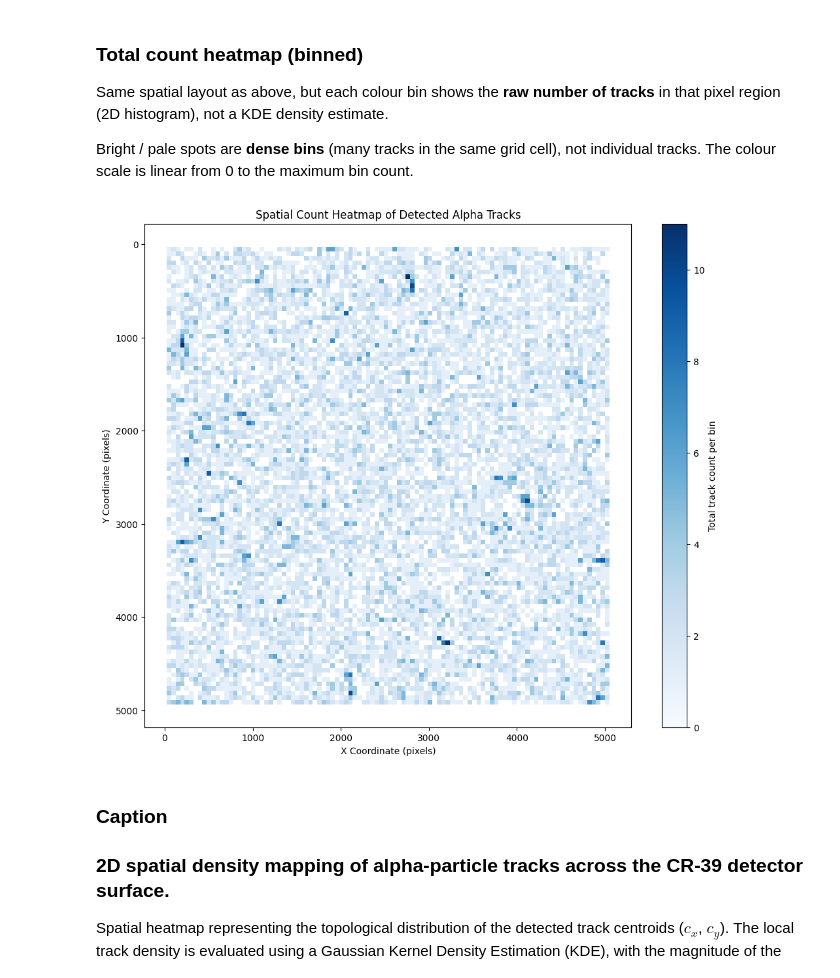
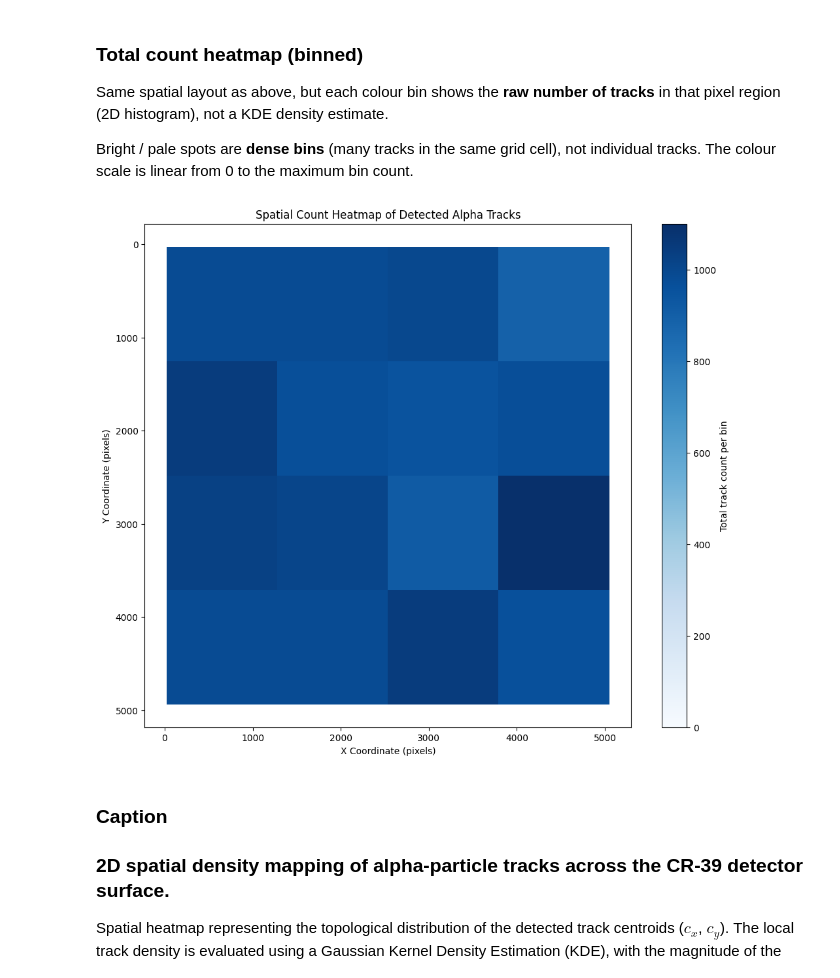
Before and after one commit to coccetti/radon, a Jupyter notebook: algorithms/02_spatial_density_mapping.ipynb, the cells around one changed output. Drawn from its saved outputs; the diff is of its cells as text; code cells hidden in the pictures.

```diff
--- a/algorithms/02_spatial_density_mapping.ipynb
+++ b/algorithms/02_spatial_density_mapping.ipynb
@@ -79,28 +79,28 @@ Bright / pale spots are **dense bins** (many tracks in the same grid cell), not
 # %%
 if x_col in df.columns and y_col in df.columns:
     plt.figure(figsize=(12, 10))
 
     # Linear count scale (no pmax): avoids clipping dense bins to white/yellow.
     # Magma's top end is still pale — use 'inferno' if you prefer no near-white highs.
     sns.histplot(
         x=df[x_col], y=df[y_col],
-        bins=100, cmap='Blues',
+        bins=4, cmap='Blues',
         cbar=True, cbar_kws={'label': 'Total track count per bin'},
         stat='count',
     )
 
     plt.title('Spatial Count Heatmap of Detected Alpha Tracks')
     plt.xlabel('X Coordinate (pixels)')
     plt.ylabel('Y Coordinate (pixels)')
     plt.gca().invert_yaxis()
 
     os.makedirs('outputs', exist_ok=True)
     plt.savefig('outputs/spatial_count_heatmap.png', dpi=300)
     plt.show()
 else:
     print(f'Error: Coordinate columns {x_col} and {y_col} not found in the dataset.')
 # %% [output]
-[figure, old version]
+[figure, new version]
 # %% [markdown]
 ### Caption
 ### 2D spatial density mapping of alpha-particle tracks across the CR-39 detector surface.
```
Also changed, not shown: parts of 2 cells of this notebook, 5 other files.
